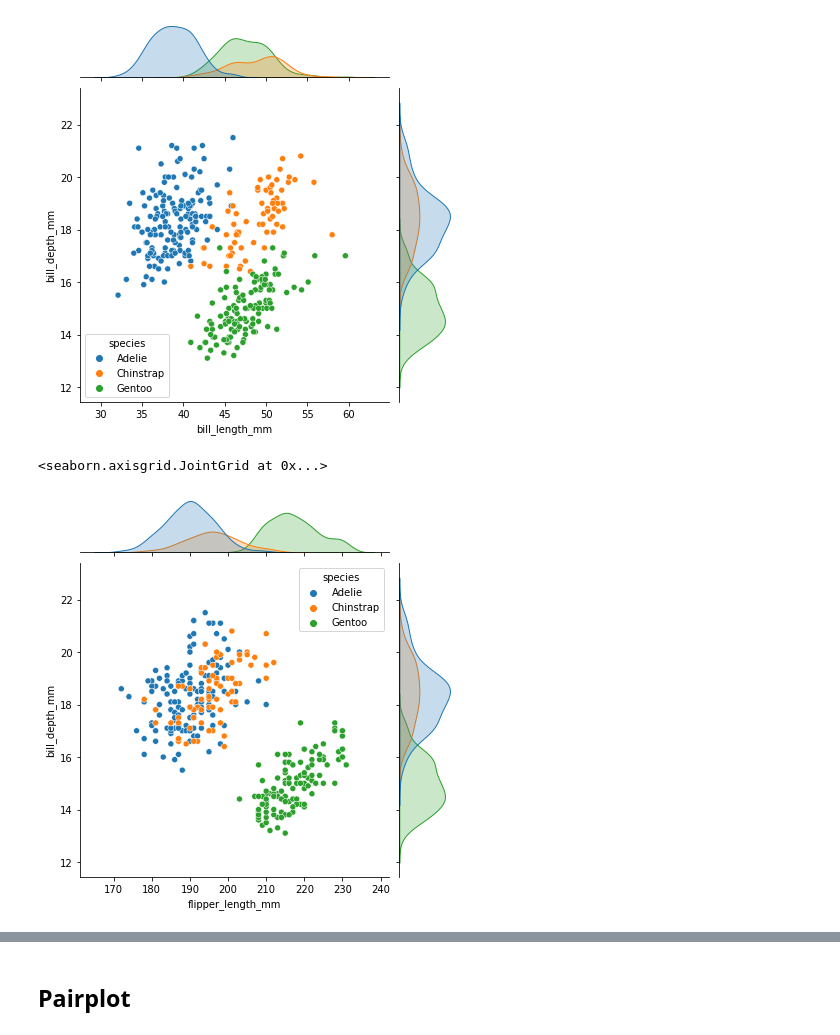
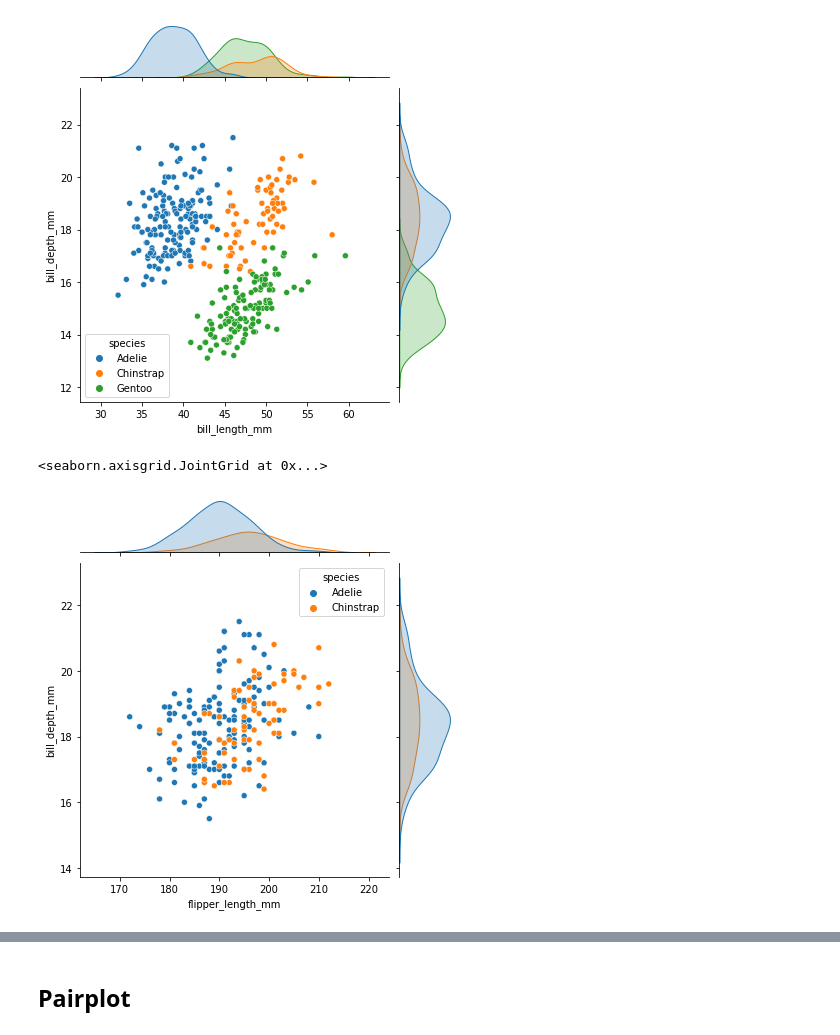
Before and after one commit to Ironhack-Data-Madrid-Enero-2021/Classroom-Materials, a Jupyter notebook: week_02/04-visualization.ipynb, the cells around one changed output, grey strips where cells are left out. Drawn from its saved outputs; the diff is of its cells as text; code cells hidden in the pictures.

```diff
--- a/week_02/04-visualization.ipynb
+++ b/week_02/04-visualization.ipynb
@@ -462,3 +523,5 @@ penguins.corr()
 | bill_depth_mm | -0.235053 | 1.000000 | -0.583851 | -0.471916 |
 | flipper_length_mm | 0.656181 | -0.583851 | 1.000000 | 0.871202 |
 | body_mass_g | 0.595110 | -0.471916 | 0.871202 | 1.000000 |
+# %%
+penguins["is_big"] = penguins.body_mass_g > 5000
@@ -542,5 +697,5 @@ sns.jointplot(data=penguins, x="bill_length_mm", y="bill_depth_mm", hue="species
 # %%
-sns.jointplot(data=penguins, x="flipper_length_mm", y="bill_depth_mm", hue="species")
+sns.jointplot(data=penguins[penguins.species != "Gentoo"], x="flipper_length_mm", y="bill_depth_mm", hue="species")
 # %% [output]
 <seaborn.axisgrid.JointGrid at 0x...>
-[figure, old version]
+[figure, new version]
```
Also changed, not shown: parts of 35 cells of this notebook.
